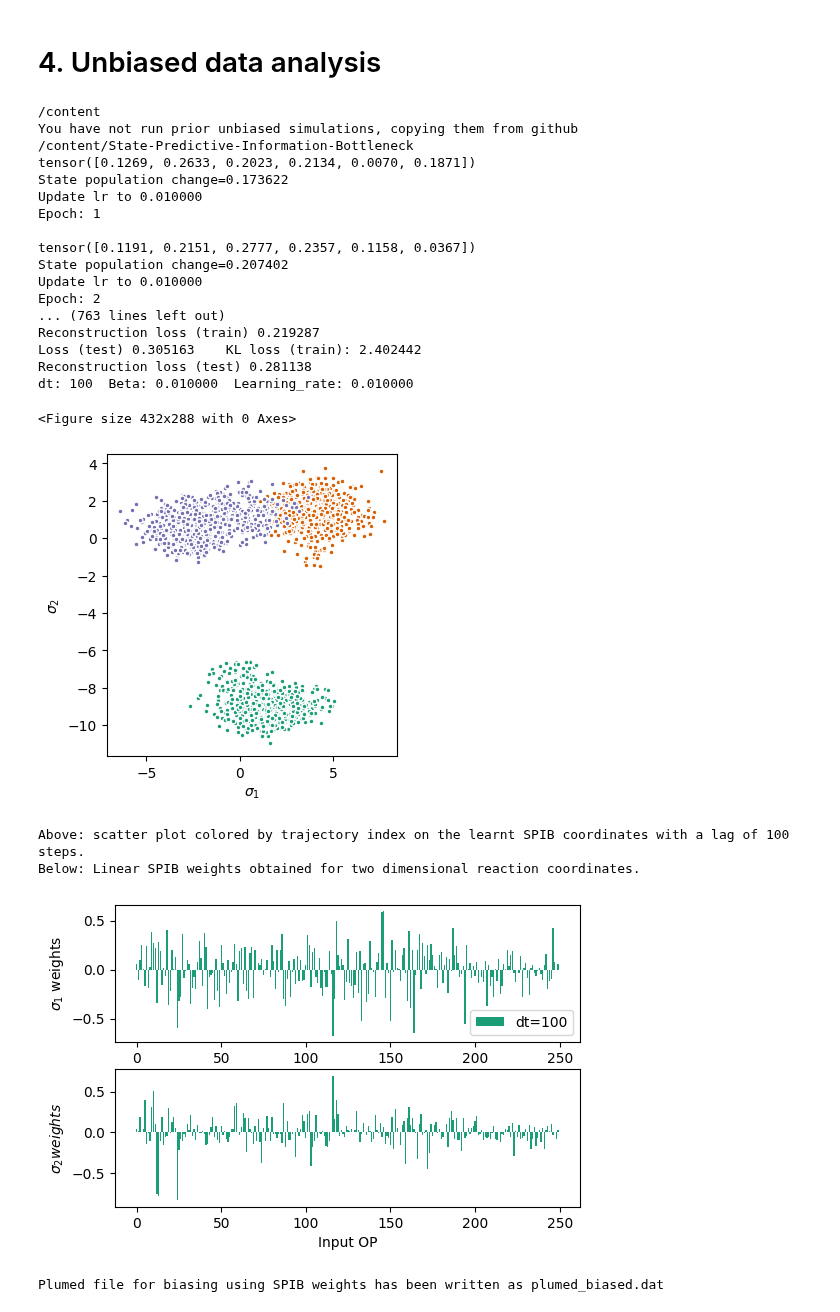
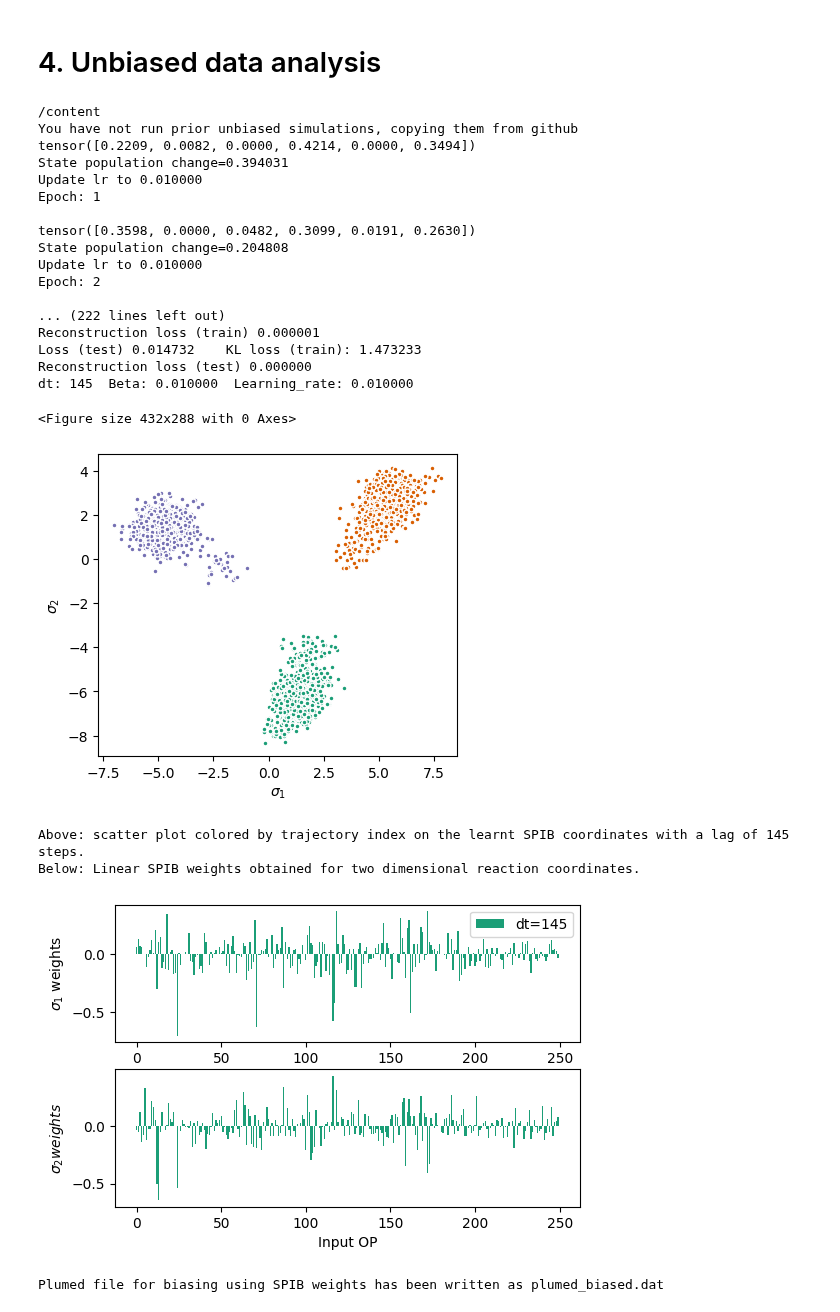
Before and after one commit to tiwarylab/alphafold2rave, a Jupyter notebook: fullrunthrough_CSP.ipynb, the cells around one changed output. Drawn from its saved outputs; the diff is of its cells as text; code cells hidden in the pictures.

Commit message:
parameters

```diff
--- a/fullrunthrough_CSP.ipynb
+++ b/fullrunthrough_CSP.ipynb
@@ -445,7 +445,7 @@ if not light_version:
   temp=400 #@param{type:"number"}
   freq=1 #param{type:"number"}
   #@markdown Number of steps
-  nstep=250000 #@param{type:"number"}
+  nstep=500000 #@param{type:"number"}
   #markdown Plumed file
   plumedfile="plumed_unb.dat" #param{type:"string"}
   if os.path.isdir("unbiased")==False:
@@ -519,21 +519,21 @@ os.chdir("/content/State-Predictive-Information-Bottleneck/")
 # %% [output]
 /content
 You have not run prior unbiased simulations, copying them from github
-/content/State-Predictive-Information-Bottleneck
-tensor([0.1269, 0.2633, 0.2023, 0.2134, 0.0070, 0.1871])
-State population change=0.173622
+tensor([0.2209, 0.0082, 0.0000, 0.4214, 0.0000, 0.3494])
+State population change=0.394031
 Update lr to 0.010000
 Epoch: 1
 
-tensor([0.1191, 0.2151, 0.2777, 0.2357, 0.1158, 0.0367])
-State population change=0.207402
+tensor([0.3598, 0.0000, 0.0482, 0.3099, 0.0191, 0.2630])
+State population change=0.204808
 Update lr to 0.010000
 Epoch: 2
-... (763 lines left out)
-Reconstruction loss (train) 0.219287
-Loss (test) 0.305163    KL loss (train): 2.402442
-Reconstruction loss (test) 0.281138
-dt: 100  Beta: 0.010000  Learning_rate: 0.010000
+
+... (222 lines left out)
+Reconstruction loss (train) 0.000001
+Loss (test) 0.014732    KL loss (train): 1.473233
+Reconstruction loss (test) 0.000000
+dt: 145  Beta: 0.010000  Learning_rate: 0.010000
 <Figure size 432x288 with 0 Axes>
 # %%
 #@title 4.2 Process SPIB coordinates
@@ -543,43 +543,43 @@ prefix='SPIB/Unweighted_d=2_t=%i_b=0.0100_learn=0.010000_'%dt
 weights=np.load(prefix+"z_mean_encoder_weight0.npy")
 lspace=[np.load(prefix+"traj%i_mean_representation0.npy"%i) for i in range(len(listindices))]
 lstacked=np.vstack([np.hstack([lspace[j][:,i] for j in range(len(cvs))]) for i in range(2)])
-width1=np.std(lspace[0])/1.5
-width2=np.std(lspace[0])/1.5
+width1=np.std(lspace[0])/1.2
+width2=np.std(lspace[0])/1.2
 gridmin1=lstacked[0].min()-60
 gridmax1=lstacked[0].max()+60
 gridmin2=lstacked[1].min()-60
 gridmax2=lstacked[1].max()+60
 
 plt.rcParams['axes.prop_cycle'] = plt.cycler(color=plt.cm.Dark2.colors)
 
 for i in range(len(listindices)):
   plt.plot(lspace[i].T[0],lspace[i].T[1],".",markeredgecolor="white",markersize="7")
 plt.xlabel("$\sigma_1$")
 plt.ylabel("$\sigma_2$")
 ax=plt.gca()
 ax.set_aspect("equal");
 plt.gcf().set_dpi(100)
 plt.show()
 
 print("Above: scatter plot colored by trajectory index on the learnt SPIB coordinates with a lag of %i steps."%dt)
 
 print("Below: Linear SPIB weights obtained for two dimensional reaction coordinates.")
 
 plt.subplot(2,1,1)
 plt.bar(np.arange(len(weights[1])),weights[0])
 plt.ylabel("$\sigma_1$ weights")
 plt.legend([f'dt={dt}'])
 plt.subplot(2,1,2)
 plt.bar(np.arange(len(weights[1])),weights[1])
 plt.ylabel("$\sigma_2 weights$")
 plt.xlabel("Input OP")
 plt.gcf().set_dpi(100)
 plt.show()
 # %% [output]
-[figure, old version]
+[figure, new version]
-Above: scatter plot colored by trajectory index on the learnt SPIB coordinates with a lag of 100 steps.
+Above: scatter plot colored by trajectory index on the learnt SPIB coordinates with a lag of 145 steps.
 Below: Linear SPIB weights obtained for two dimensional reaction coordinates.
-[figure, old version]
+[figure, new version]
 # %%
 #@title 4.3 Plumed file for biased simulations
 
```
Also changed, not shown: parts of 3 cells of this notebook.
